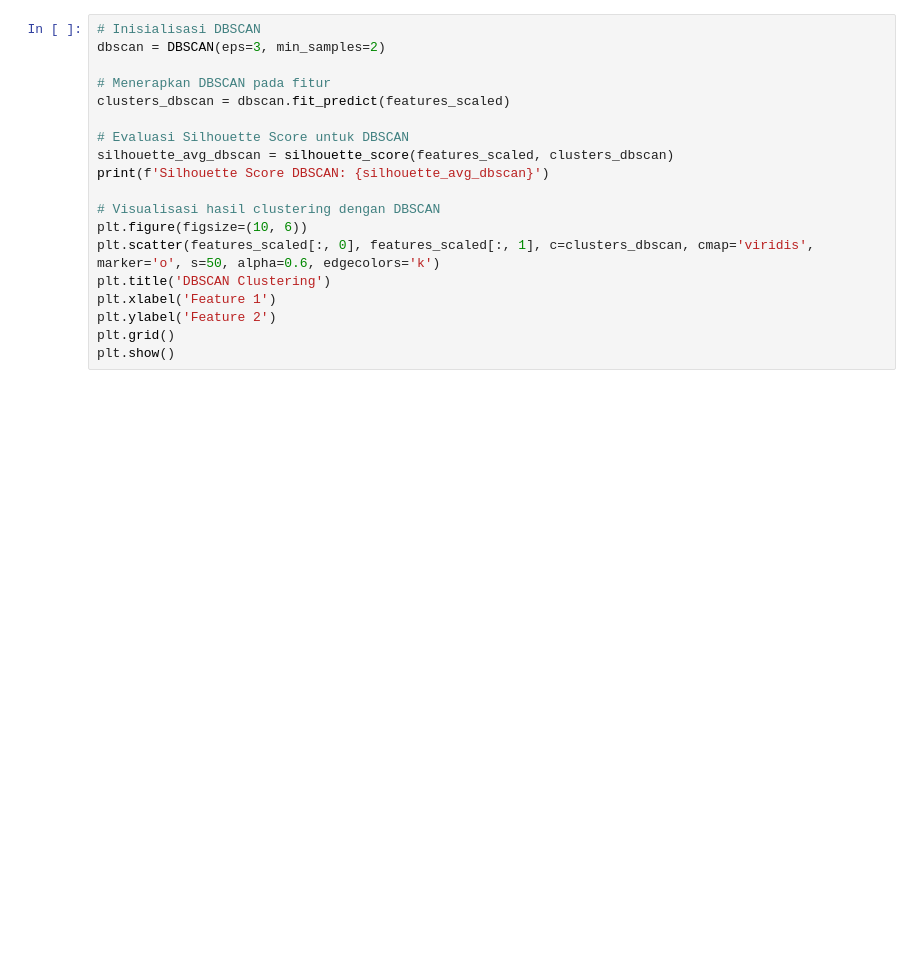
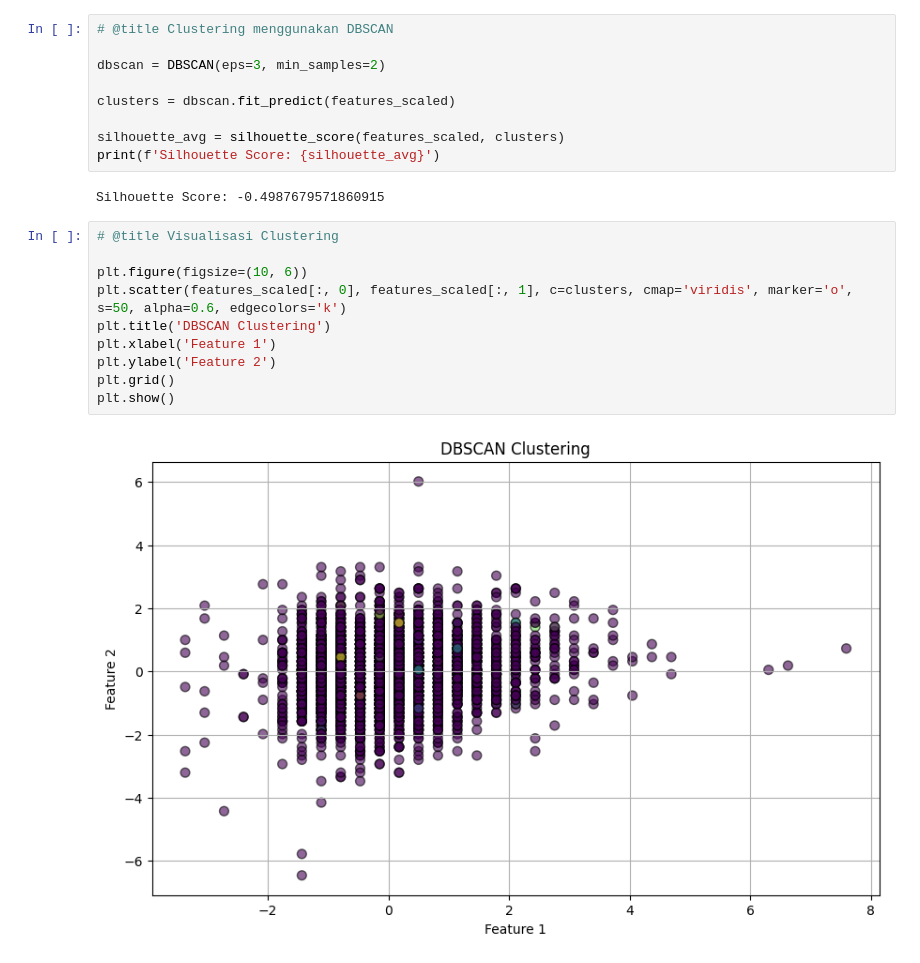
Before and after one commit to akfalah/machine-learning, a Jupyter notebook: 2241720184_AhmadKhoirulFalah.ipynb, the cells around one changed output. Cells and saved outputs as stored; diff of their text form; blank space fills up the shorter version.

```diff
--- a/2241720184_AhmadKhoirulFalah.ipynb
+++ b/2241720184_AhmadKhoirulFalah.ipynb
@@ -209,20 +203,24 @@ plt.show()
+# %%
+# @title Clustering menggunakan DBSCAN
+
+dbscan = DBSCAN(eps=3, min_samples=2)
+
+clusters = dbscan.fit_predict(features_scaled)
+
+silhouette_avg = silhouette_score(features_scaled, clusters)
+print(f'Silhouette Score: {silhouette_avg}')
+# %% [output]
+Silhouette Score: -0.4987679571860915
 # %%
-# Inisialisasi DBSCAN
-dbscan = DBSCAN(eps=3, min_samples=2)
+# @title Visualisasi Clustering
 
-# Menerapkan DBSCAN pada fitur
-clusters_dbscan = dbscan.fit_predict(features_scaled)
-
-# Evaluasi Silhouette Score untuk DBSCAN
-silhouette_avg_dbscan = silhouette_score(features_scaled, clusters_dbscan)
-print(f'Silhouette Score DBSCAN: {silhouette_avg_dbscan}')
-
-# Visualisasi hasil clustering dengan DBSCAN
 plt.figure(figsize=(10, 6))
-plt.scatter(features_scaled[:, 0], features_scaled[:, 1], c=clusters_dbscan, cmap='viridis', marker='o', s=50, alpha=0.6, edgecolors='k')
+plt.scatter(features_scaled[:, 0], features_scaled[:, 1], c=clusters, cmap='viridis', marker='o', s=50, alpha=0.6, edgecolors='k')
 plt.title('DBSCAN Clustering')
 plt.xlabel('Feature 1')
 plt.ylabel('Feature 2')
 plt.grid()
 plt.show()
+# %% [output]
+[figure, added]
 # %%
```
Also changed, not shown: parts of 9 cells of this notebook.
